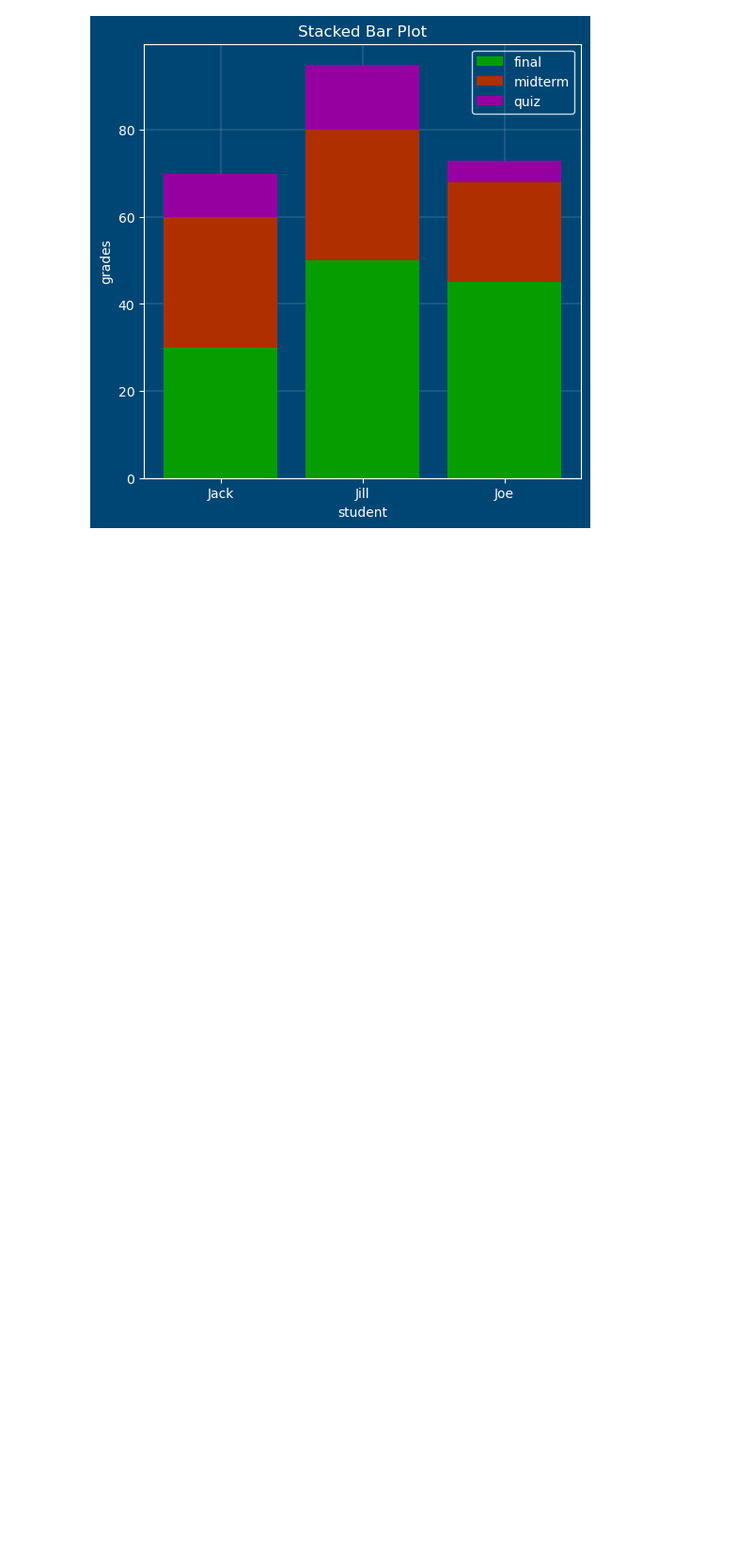
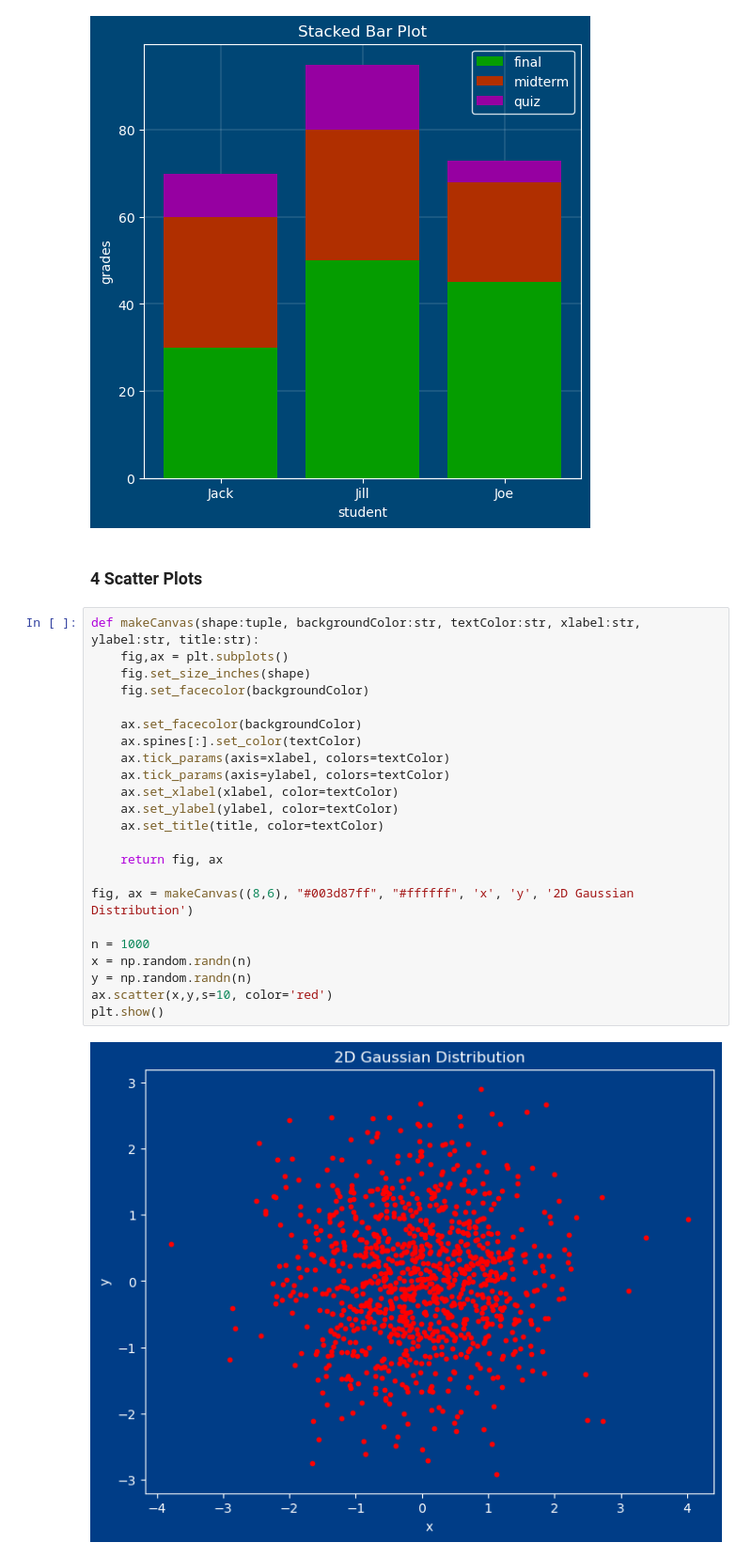
Before and after one commit to Syed-A-Naqvi/machine_learning, a Jupyter notebook: python_machine_learning/basics/plotting.ipynb, the cells around one changed output. Shown at 94% size. Drawn from its saved outputs; the diff is of its cells as text; blank space fills up the shorter version.

Commit message:
some plotting practice

```diff
--- a/python_machine_learning/basics/plotting.ipynb
+++ b/python_machine_learning/basics/plotting.ipynb
@@ -316,3 +316,30 @@ for t in legend.get_texts():
 plt.show()
 # %% [output]
 [figure]
+# %% [markdown]
+### 4 Scatter Plots
+# %%
+def makeCanvas(shape:tuple, backgroundColor:str, textColor:str, xlabel:str, ylabel:str, title:str):
+    fig,ax = plt.subplots()
+    fig.set_size_inches(shape)
+    fig.set_facecolor(backgroundColor)
+
+    ax.set_facecolor(backgroundColor)
+    ax.spines[:].set_color(textColor)
+    ax.tick_params(axis=xlabel, colors=textColor)
+    ax.tick_params(axis=ylabel, colors=textColor)
+    ax.set_xlabel(xlabel, color=textColor)
+    ax.set_ylabel(ylabel, color=textColor)
+    ax.set_title(title, color=textColor)
+
+    return fig, ax
+
+fig, ax = makeCanvas((8,6), "#003d87ff", "#ffffff", 'x', 'y', '2D Gaussian Distribution')
+
+n = 1000
+x = np.random.randn(n)
+y = np.random.randn(n)
+ax.scatter(x,y,s=10, color='red')
+plt.show()
+# %% [output]
+[figure, added]
```
Also changed, not shown: parts of 9 cells of this notebook.
